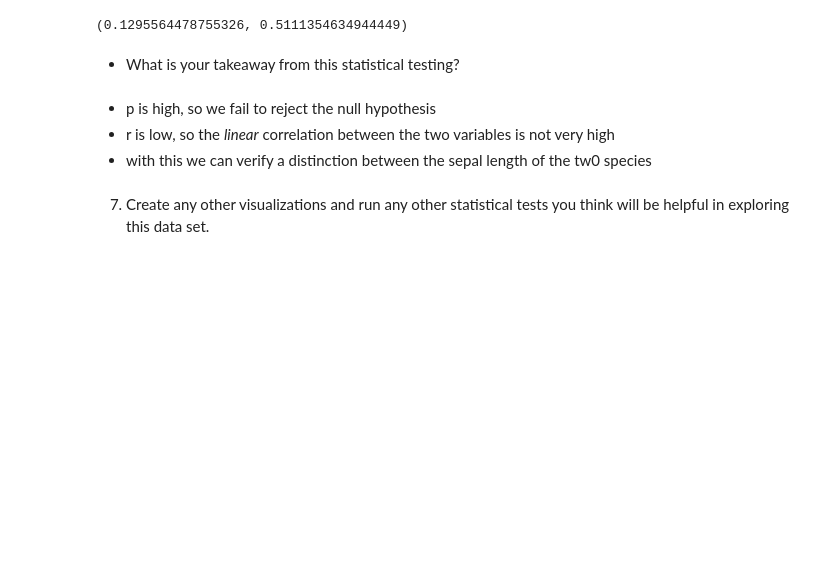
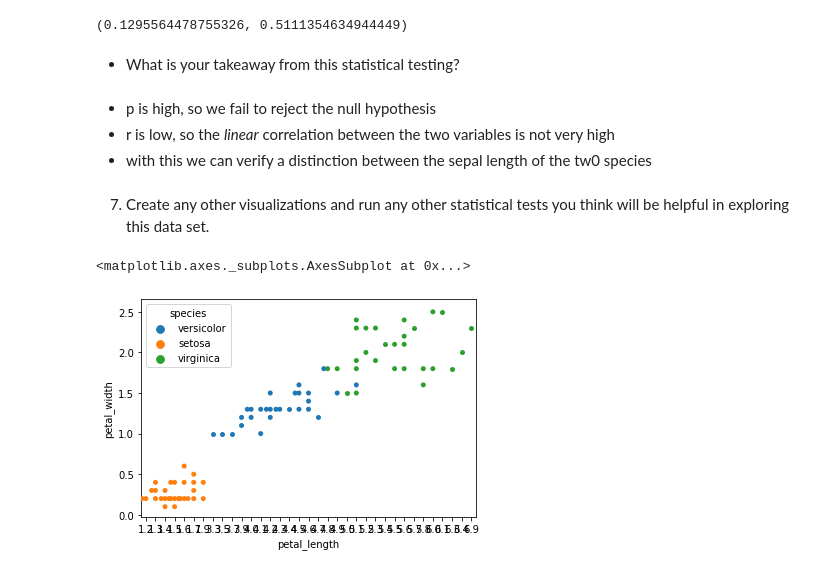
Before and after one commit to ThompsonBethany01/classification-exercises, a Jupyter notebook: classification_exercises.ipynb, the cells around one changed output. Cells and saved outputs as stored; diff of their text form; code cells hidden in the pictures; blank space fills up the shorter version.

Commit message:
Adds Visuals

```diff
--- a/classification_exercises.ipynb
+++ b/classification_exercises.ipynb
@@ -710,0 +724,5 @@ r, p
+# %%
+sns.swarmplot(x=train.petal_length,y=train.petal_width,hue=train.species)
+# %% [output]
+<matplotlib.axes._subplots.AxesSubplot at 0x...>
+[figure, added]
```
Also changed, not shown: parts of 5 cells of this notebook.
